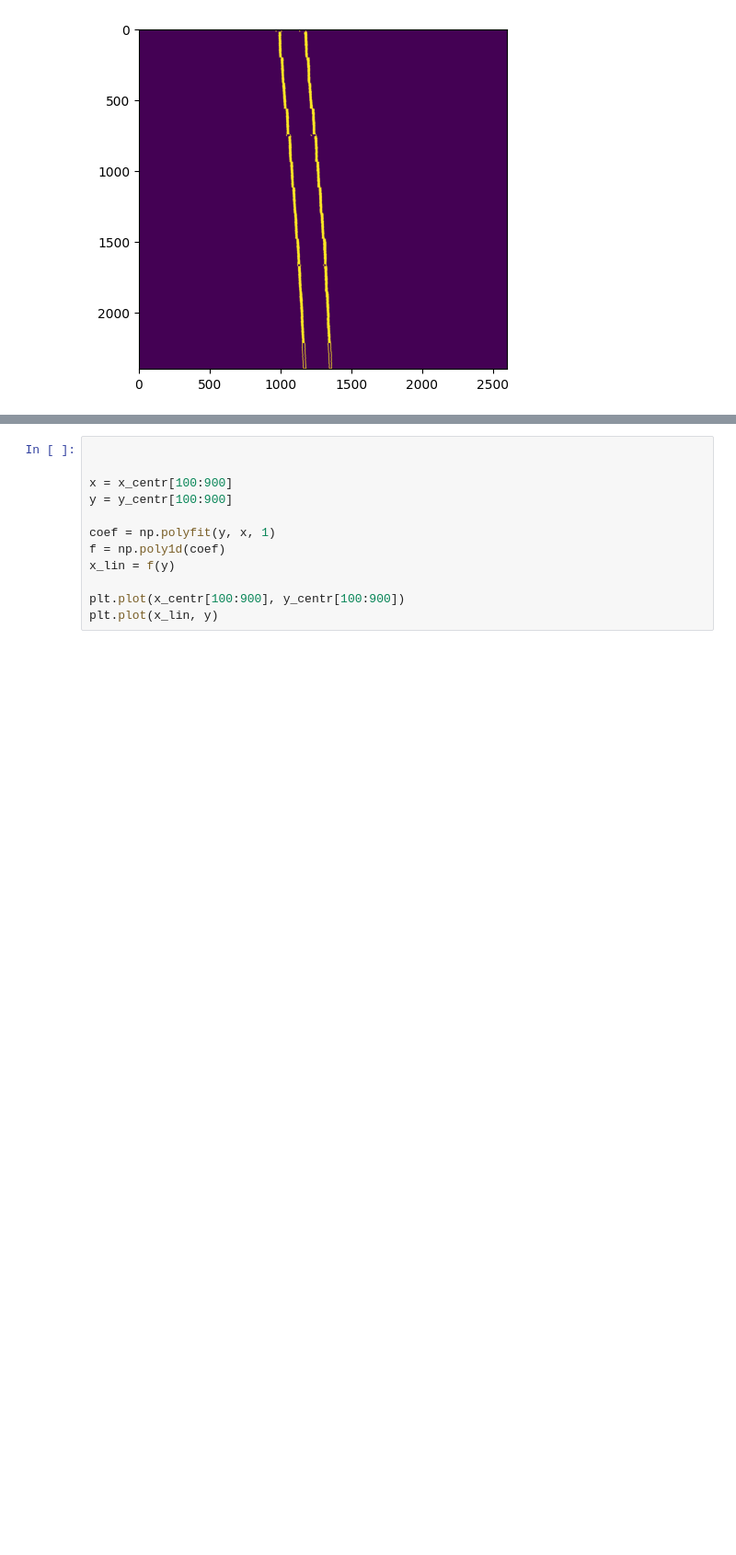
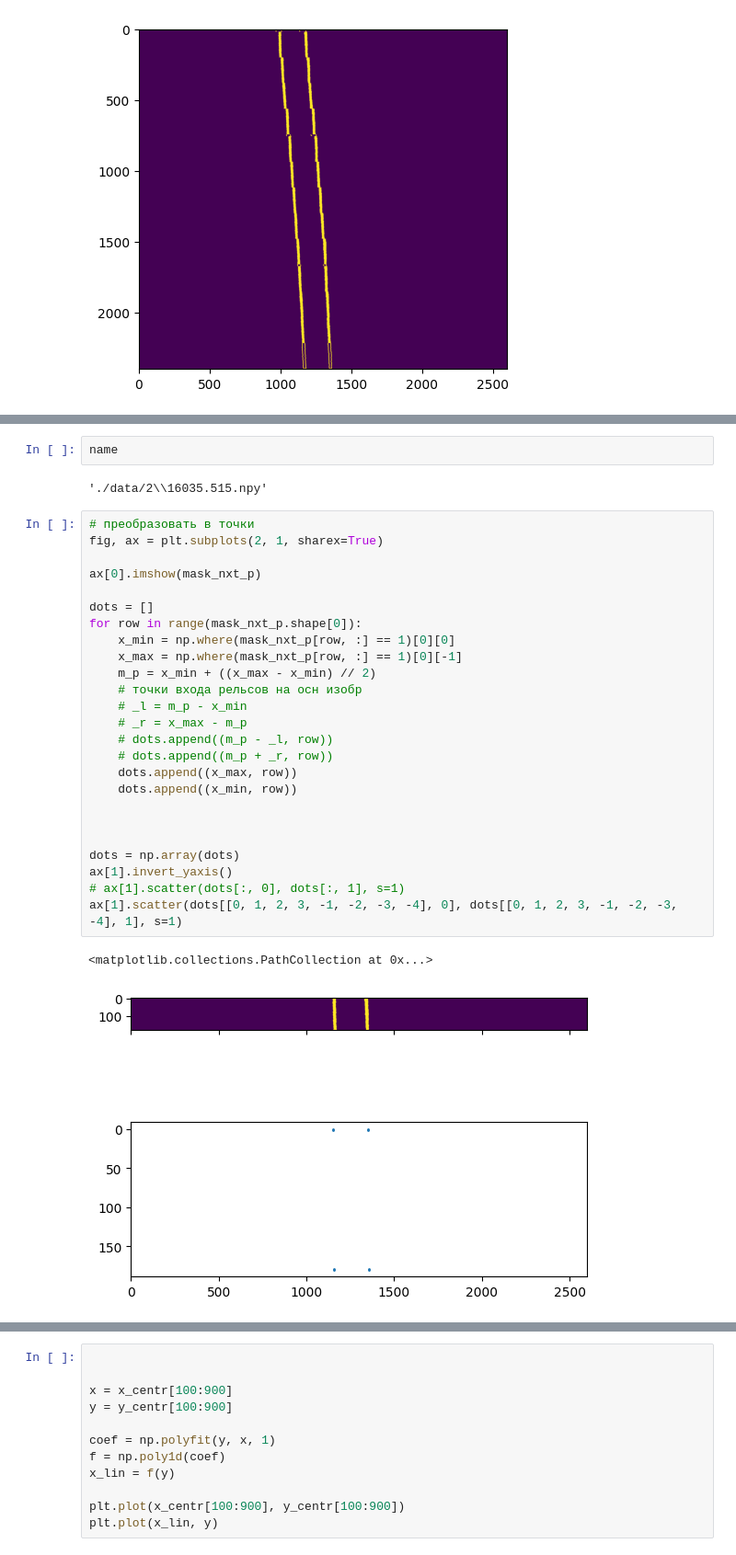
Before and after one commit to Andrudewt/perspective, a Jupyter notebook: main.ipynb, the cells around one changed output, grey strips where cells are left out. Shown at 92% size. Drawn from its saved outputs; the diff is of its cells as text; blank space fills up the shorter version.

```diff
--- a/main.ipynb
+++ b/main.ipynb
@@ -427,0 +424,32 @@ array([1000, 1000,  181,  181])
+# %%
+name
+# %% [output]
+'./data/2\\16035.515.npy'
+# %%
+# преобразовать в точки
+fig, ax = plt.subplots(2, 1, sharex=True)
+
+ax[0].imshow(mask_nxt_p)
+
+dots = []
+for row in range(mask_nxt_p.shape[0]):
+    x_min = np.where(mask_nxt_p[row, :] == 1)[0][0]
+    x_max = np.where(mask_nxt_p[row, :] == 1)[0][-1]
+    m_p = x_min + ((x_max - x_min) // 2)
+    # точки входа рельсов на осн изобр
+    # _l = m_p - x_min
+    # _r = x_max - m_p
+    # dots.append((m_p - _l, row))
+    # dots.append((m_p + _r, row))
+    dots.append((x_max, row))
+    dots.append((x_min, row))
+
+
+
+dots = np.array(dots)
+ax[1].invert_yaxis()
+# ax[1].scatter(dots[:, 0], dots[:, 1], s=1)
+ax[1].scatter(dots[[0, 1, 2, 3, -1, -2, -3, -4], 0], dots[[0, 1, 2, 3, -1, -2, -3, -4], 1], s=1)
+# %% [output]
+<matplotlib.collections.PathCollection at 0x...>
+[figure, added]
```
Also changed, not shown: parts of 15 cells of this notebook, 4 other files.
